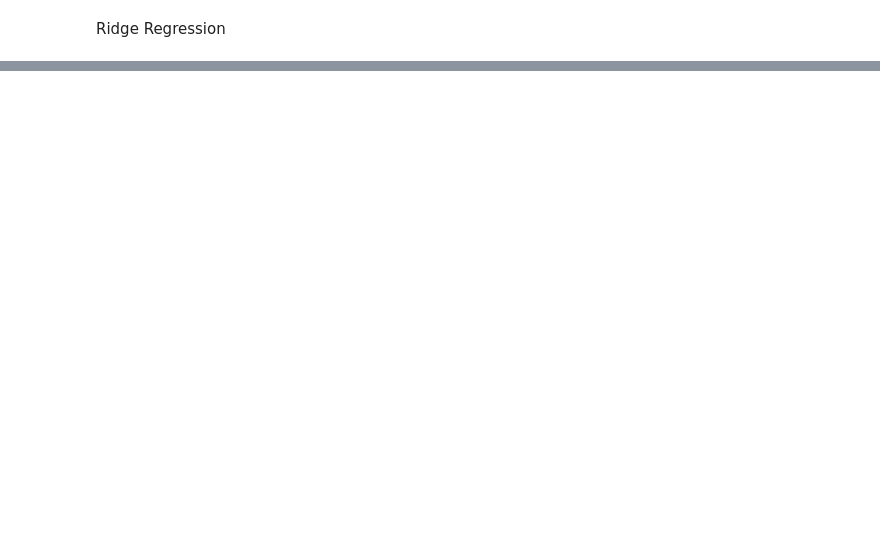
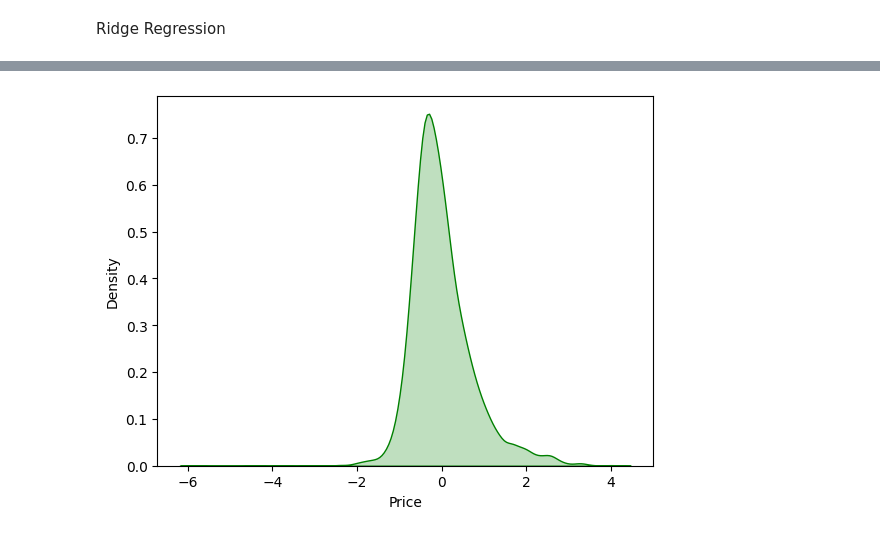
Before and after one commit to kartikmehta18/learn-python, a Jupyter notebook: ml/RidgeAndLassoReg.ipynb, the cells around one changed output, grey strips where cells are left out. Saved outputs shown, nothing was run; the diff lists cells and outputs as text; code cells hidden in the pictures; blank space fills up the shorter version.

```diff
--- a/ml/RidgeAndLassoReg.ipynb
+++ b/ml/RidgeAndLassoReg.ipynb
@@ -96,0 +107,8 @@ Ridge Regression
+# %%
+from sklearn.linear_model import Lasso
+from sklearn.model_selection import GridSearchCV
+
+lasso = Lasso()
+parameters = {'alpha': [1e-15, 1e-10, 1e-8, 1e-3, 1e-2, 1, 5, 10, 20, 30, 35, 40, 45, 50, 55, 100]}
+lasso_regression = GridSearchCV(lasso, parameters, scoring='neg_mean_squared_error', cv=5)
+lasso_regression.fit(x, y)
@@ -96,0 +126,6 @@ Ridge Regression
+# %%
+from sklearn.model_selection import train_test_split
+X_train,X_test,y_train,y_test=train_test_split(x,y,test_size=0.3,random_state=0)
+# %%
+prediction_lasso=lasso_regression.predict(X_test)
+prediction_ridge=lasso_regression.predict(X_test)
@@ -96,0 +139,7 @@ Ridge Regression
+# %%
+import seaborn as sns
+sns.kdeplot(y_test-prediction_lasso, color="g", label="Predicted Value", fill=True)
+
+plt.show()
+# %% [output]
+[figure, added]
```
Also changed, not shown: parts of 15 cells of this notebook, 7 other files.
